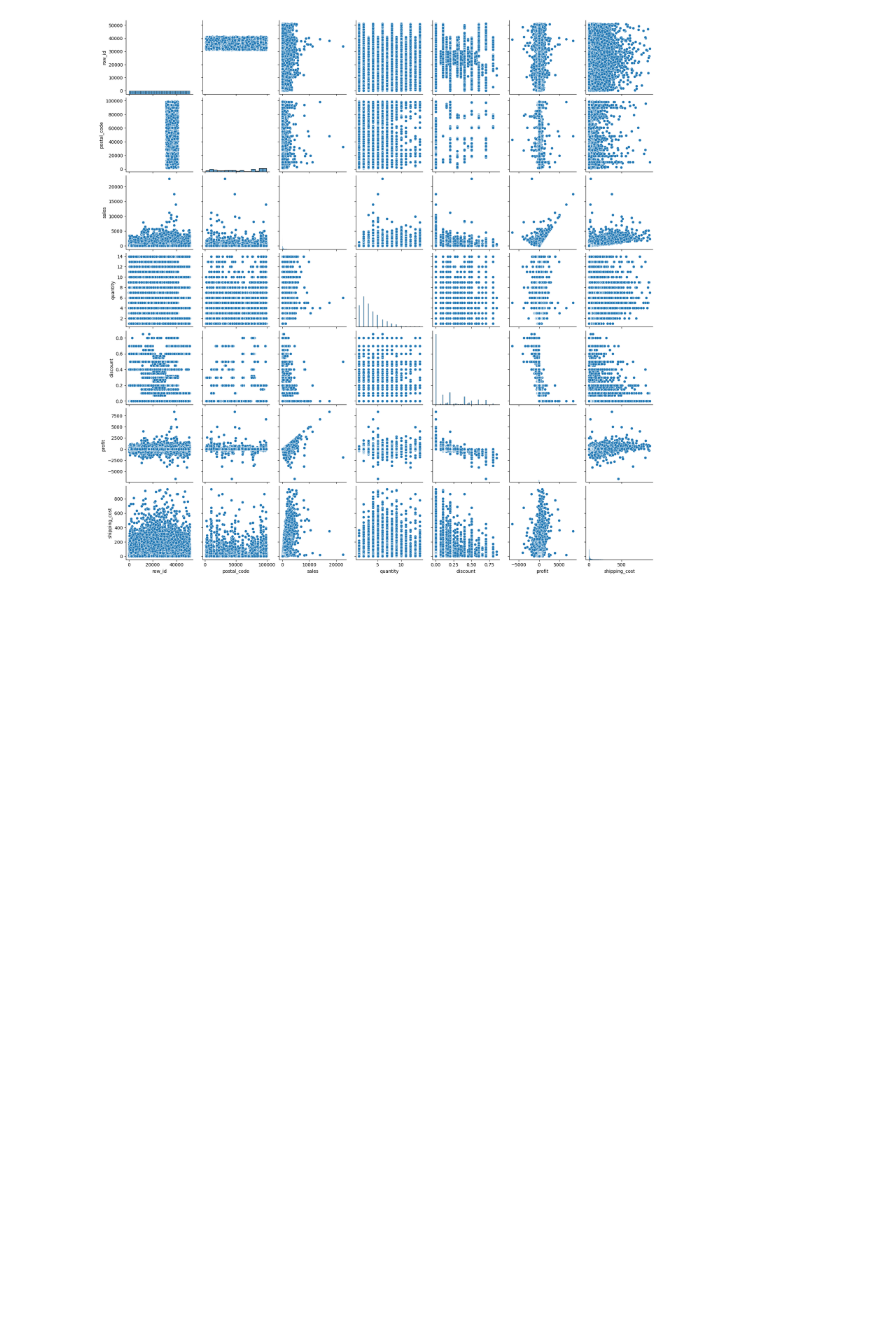
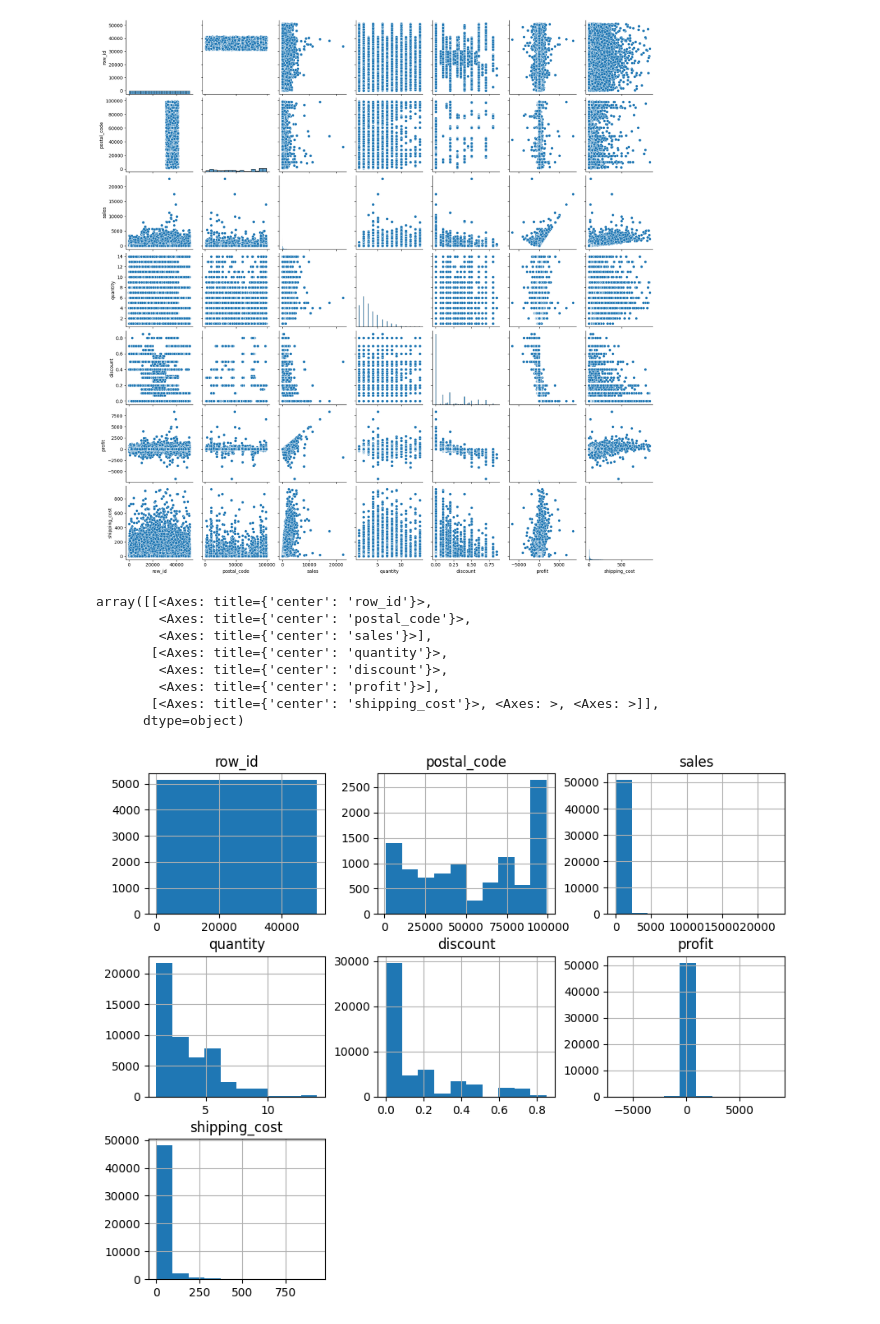
Before and after one commit to TheNurseProgrammer/Proyect_Bedu_Mod4, a Jupyter notebook: Proyecto_Mod4.ipynb, the cells around one changed output. Saved outputs shown, nothing was run; the diff lists cells and outputs as text; code cells hidden in the pictures; blank space fills up the shorter version.

```diff
--- a/Proyecto_Mod4.ipynb
+++ b/Proyecto_Mod4.ipynb
@@ -102,0 +159,12 @@ def facttorial ():
+# %%
+df.hist(figsize=(10,8))
+# %% [output]
+array([[<Axes: title={'center': 'row_id'}>,
+        <Axes: title={'center': 'postal_code'}>,
+        <Axes: title={'center': 'sales'}>],
+       [<Axes: title={'center': 'quantity'}>,
+        <Axes: title={'center': 'discount'}>,
+        <Axes: title={'center': 'profit'}>],
+       [<Axes: title={'center': 'shipping_cost'}>, <Axes: >, <Axes: >]],
+      dtype=object)
+[figure, added]
```
Also changed, not shown: parts of 27 cells of this notebook.
